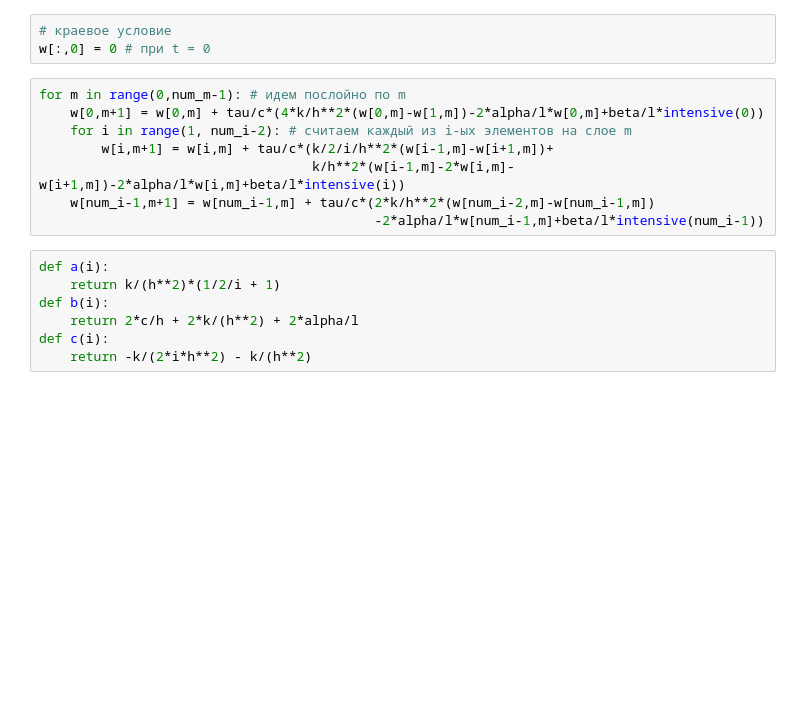
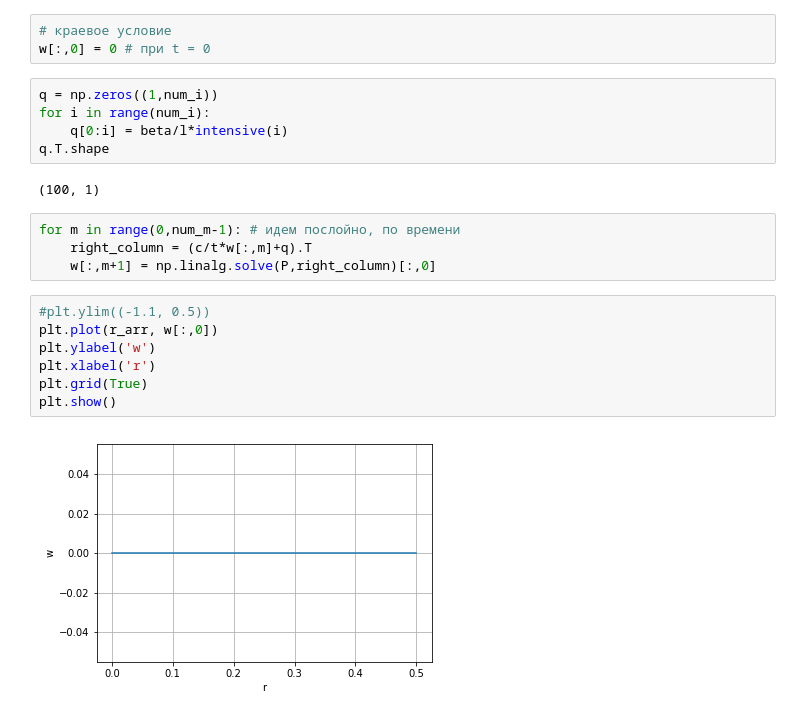
Before and after one commit to LinarKulinar/Numerical-Methods-in-Equations-of-Mathematical-Physics, a Jupyter notebook: my_implicit_(неявная).ipynb, the cells around one changed output. Saved outputs shown, nothing was run; the diff lists cells and outputs as text; blank space fills up the shorter version.

```diff
--- a/my_implicit_(неявная).ipynb
+++ b/my_implicit_(неявная).ipynb
@@ -28,18 +75,23 @@ def intensive(i): #зависимость
 # %%
 # краевое условие
 w[:,0] = 0 # при t = 0
-# %%
-for m in range(0,num_m-1): # идем послойно по m
-    w[0,m+1] = w[0,m] + tau/c*(4*k/h**2*(w[0,m]-w[1,m])-2*alpha/l*w[0,m]+beta/l*intensive(0))
-    for i in range(1, num_i-2): # считаем каждый из i-ых элементов на слое m
-        w[i,m+1] = w[i,m] + tau/c*(k/2/i/h**2*(w[i-1,m]-w[i+1,m])+
-                                   k/h**2*(w[i-1,m]-2*w[i,m]-w[i+1,m])-2*alpha/l*w[i,m]+beta/l*intensive(i))
-    w[num_i-1,m+1] = w[num_i-1,m] + tau/c*(2*k/h**2*(w[num_i-2,m]-w[num_i-1,m])
-                                           -2*alpha/l*w[num_i-1,m]+beta/l*intensive(num_i-1))
-# %%
-def a(i):
-    return k/(h**2)*(1/2/i + 1)
-def b(i):
-    return 2*c/h + 2*k/(h**2) + 2*alpha/l
-def c(i):
-    return -k/(2*i*h**2) - k/(h**2)
+# %%
+q = np.zeros((1,num_i))
+for i in range(num_i):
+    q[0:i] = beta/l*intensive(i)
+q.T.shape
+# %% [output]
+(100, 1)
+# %%
+for m in range(0,num_m-1): # идем послойно, по времени
+    right_column = (c/t*w[:,m]+q).T
+    w[:,m+1] = np.linalg.solve(P,right_column)[:,0]
+# %%
+#plt.ylim((-1.1, 0.5))
+plt.plot(r_arr, w[:,0])
+plt.ylabel('w')
+plt.xlabel('r')
+plt.grid(True)
+plt.show()
+# %% [output]
+[figure, added]
```
Also changed, not shown: parts of 11 cells of this notebook.
